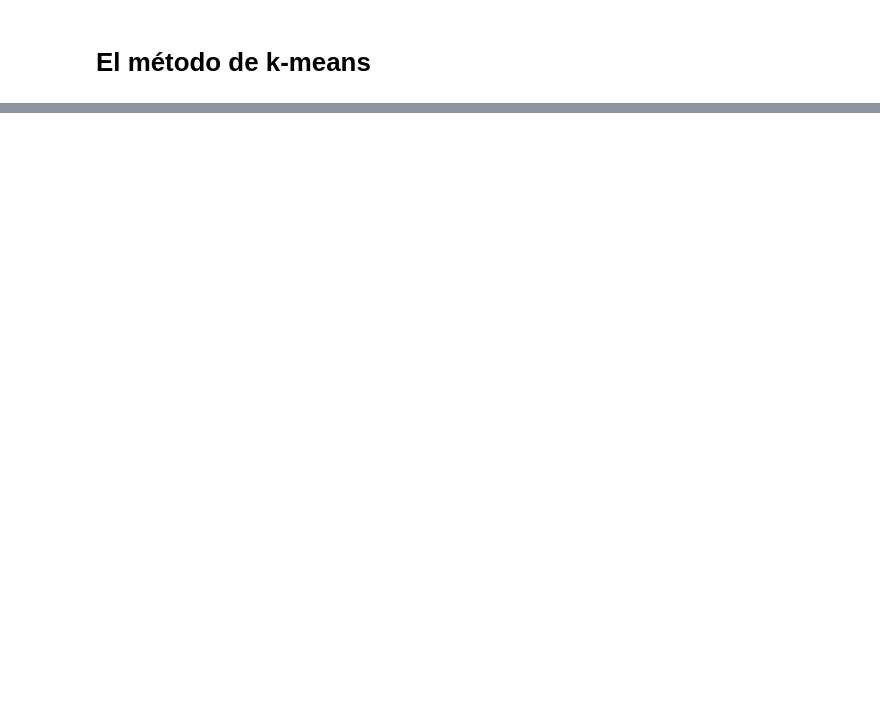
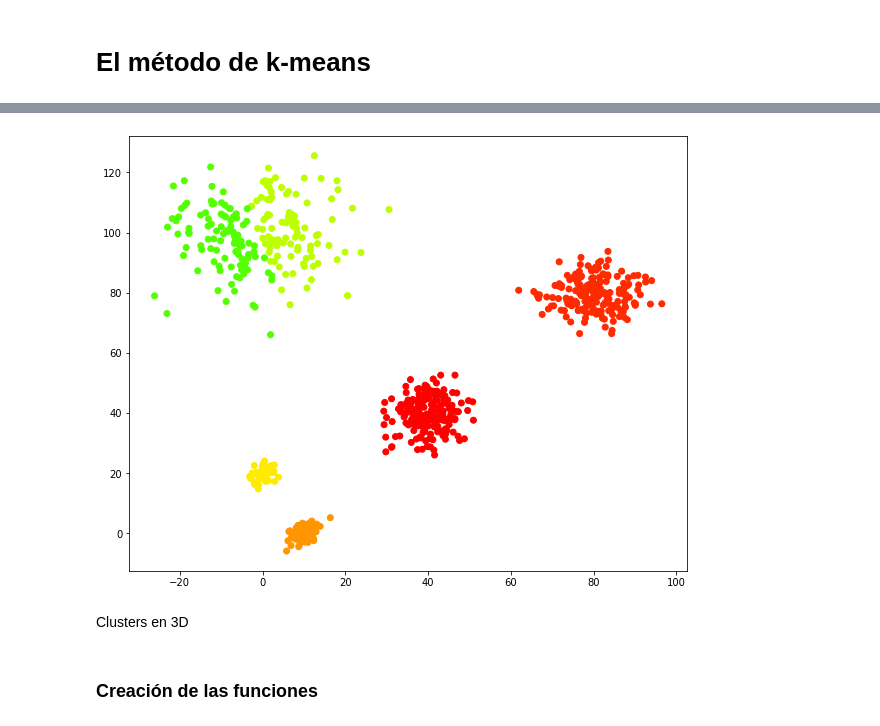
Before and after one commit to EduHdzVillasana/UdemyDS, a Jupyter notebook: Seccion 9/K_Means.ipynb, the cells around one changed output, grey strips where cells are left out. Cells and saved outputs as stored; diff of their text form; code cells hidden in the pictures; blank space fills up the shorter version.

Commit message:
Funciones añadidas

```diff
--- a/Seccion 9/K_Means.ipynb
+++ b/Seccion 9/K_Means.ipynb
@@ -143,0 +192,13 @@ kmeans(data, 2)
+# %%
+clust_centers = k_means[0]
+# %%
+clusters = vq(X, clust_centers)
+labels = clusters[0]
+# %%
+clusters_2D(X,labels)
+# %% [output]
+[figure, added]
+# %% [markdown]
+Clusters en 3D
+# %% [markdown]
+### Creación de las funciones
```
Also changed, not shown: parts of 18 cells of this notebook.
